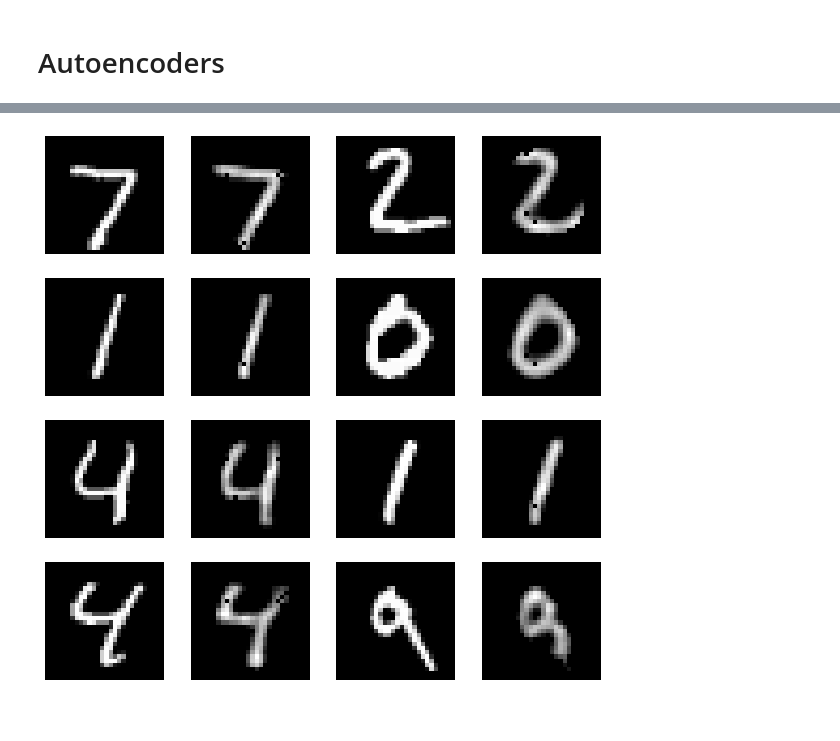
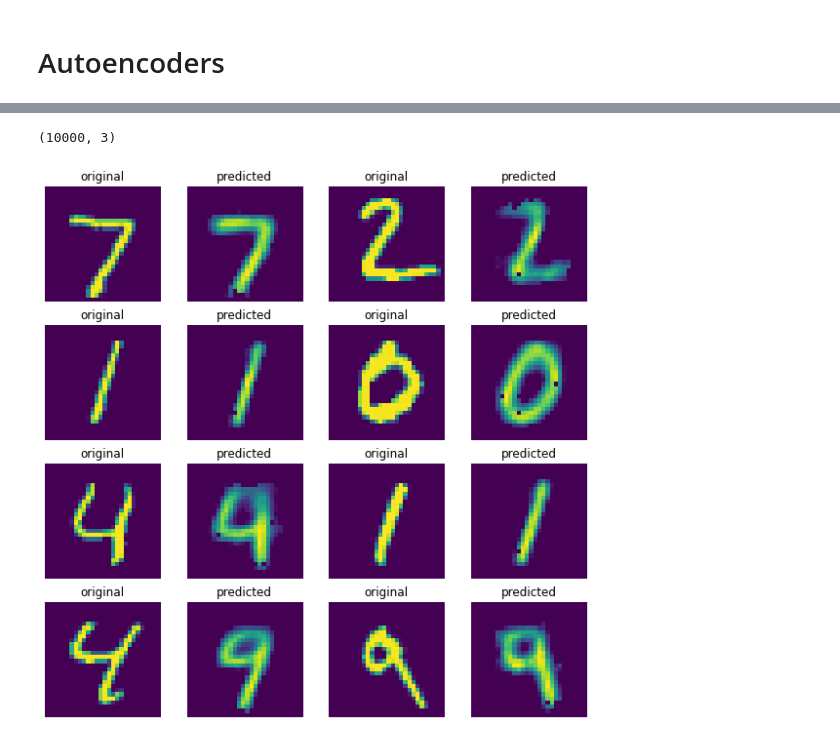
Before and after one commit to luisdiaz1997/DataScienceCourse, a Jupyter notebook: Week_12_solutions.ipynb, the cells around one changed output, grey strips where cells are left out. Drawn from its saved outputs; the diff is of its cells as text; code cells hidden in the pictures; blank space fills up the shorter version.

```diff
--- a/Week_12_solutions.ipynb
+++ b/Week_12_solutions.ipynb
@@ -72,9 +94,11 @@ encoder = Sequential([
                       Flatten(input_shape = (28, 28, 1)),
                       Dense(128),
                       Activation('relu'),
-                      Dense(64),
+                      Dense(96),
                       Activation('relu'),
-                      Dense(16),
+                      Dense(48),
+                      Activation('relu'),
+                      Dense(3),
                       Activation('tanh')
 ])
 # %%
@@ -98,14 +122,16 @@ Trainable params: 109,776
 Non-trainable params: 0
 _________________________________________________________________
 # %%
-decoder =  Sequential([
-                      Dense(64, input_shape = (16,)),
+decoder = Sequential([
+                      Dense(48, input_shape= (3,)),
+                      Activation('relu'),
+                      Dense(96),
                       Activation('relu'),
                       Dense(128),
                       Activation('relu'),
                       Dense(28*28),
                       Activation('relu'),
-                      Reshape((28, 28, 1))
+                      Reshape(target_shape= (28, 28, 1))
 ])
 # %%
 decoder.summary()
@@ -128,7 +154,10 @@ Trainable params: 110,544
 Non-trainable params: 0
 _________________________________________________________________
 # %%
-autoencoder = Sequential([encoder, decoder])
+autoencoder = Sequential([
+                          encoder,
+                          decoder
+])
 # %%
 autoencoder.summary()
 # %% [output]
@@ -149,3 +178,3 @@ autoencoder.compile(optimizer = 'adam', loss= 'MSE', metrics= ['accuracy'])
 # %%
-autoencoder.fit(x_train, x_train, batch_size= 32, epochs= 10)
+autoencoder.fit(x_train, x_train, batch_size= 32, epochs= 5)
 # %% [output]
@@ -175,11 +196,18 @@ x_test_predict = autoencoder.predict(x_test)
+# %%
+x_test_embed.shape
+# %% [output]
+(10000, 3)
 # %%
-plt.figure(4, figsize = (10, 10))
+plt.figure(4, figsize= (10, 10))
+
 for i in range(8):
-  plt.subplot(4, 4,(2*i) +1)
-  plt.imshow(x_test[i,:, :, 0], cmap = 'gray')
+  plt.subplot(4, 4, (2*i) + 1)
+  plt.imshow(x_test[i, :, :, 0])
+  plt.title('original')
   plt.axis('off')
-  plt.subplot(4,4, (2*i) +2)
-  plt.imshow(x_test_predict[i, :, :, 0], cmap = 'gray')
+  plt.subplot(4, 4, (2*i) + 2)
+  plt.imshow(x_test_predict[i, :, :, 0])
+  plt.title('predicted')
   plt.axis('off')
 # %% [output]
-[figure, old version]
+[figure, new version]
```
Also changed, not shown: parts of 40 cells of this notebook.
